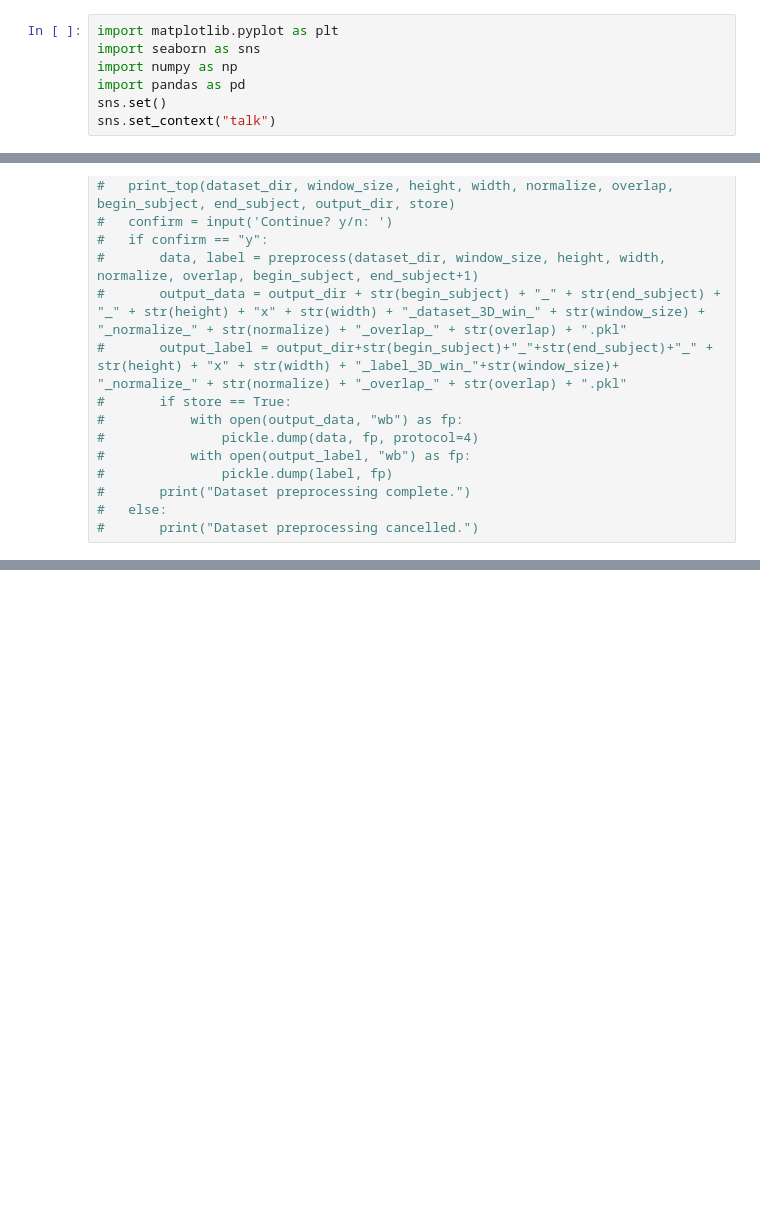
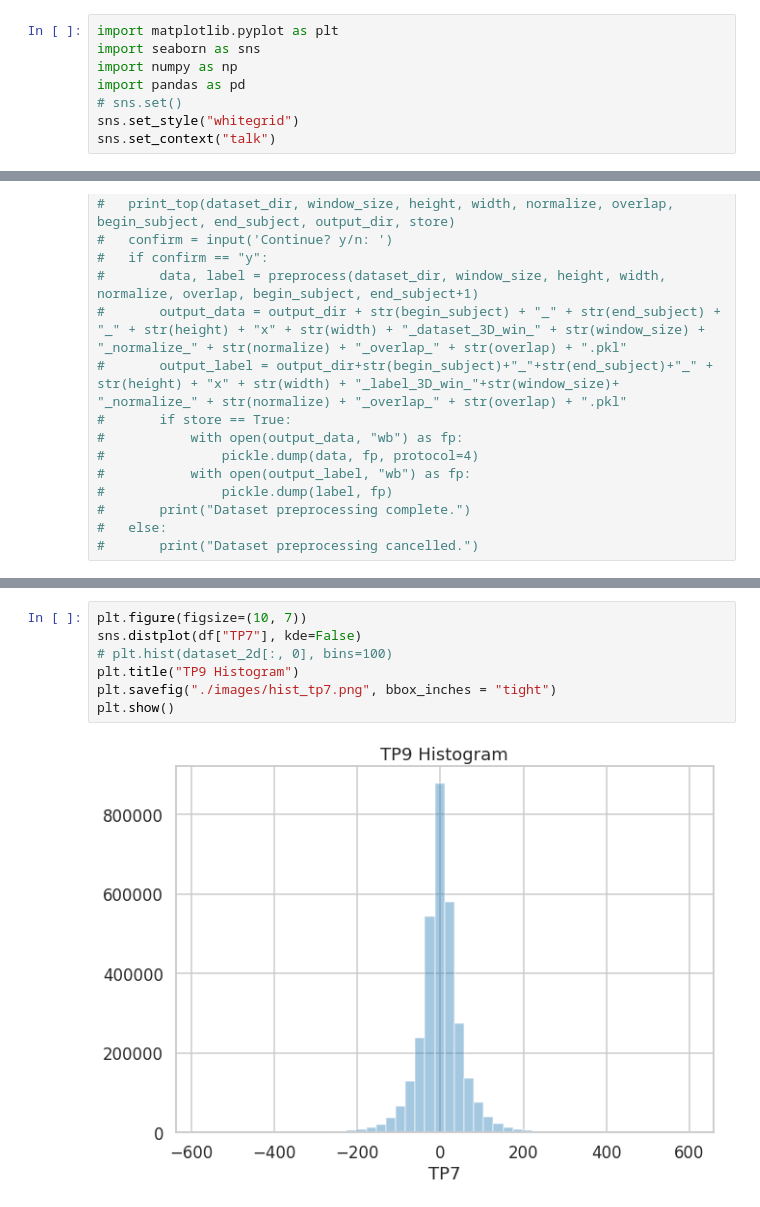
Before and after one commit to amar-enkhbat/graduation_thesis_2019, a Jupyter notebook: EDA.ipynb, the cells around one changed output, grey strips where cells are left out. Saved outputs shown, nothing was run; the diff lists cells and outputs as text; blank space fills up the shorter version.

```diff
--- a/EDA.ipynb
+++ b/EDA.ipynb
@@ -3,7 +3,8 @@ import matplotlib.pyplot as plt
 import seaborn as sns
 import numpy as np
 import pandas as pd
-sns.set()
+# sns.set()
+sns.set_style("whitegrid")
 sns.set_context("talk")
 # %%
 # #! /usr/bin/python3
@@ -364,0 +326,9 @@ plt.show()
+# %%
+plt.figure(figsize=(10, 7))
+sns.distplot(df["TP7"], kde=False)
+# plt.hist(dataset_2d[:, 0], bins=100)
+plt.title("TP9 Histogram")
+plt.savefig("./images/hist_tp7.png", bbox_inches = "tight")
+plt.show()
+# %% [output]
+[figure, added]
```
Also changed, not shown: parts of 41 cells of this notebook.
